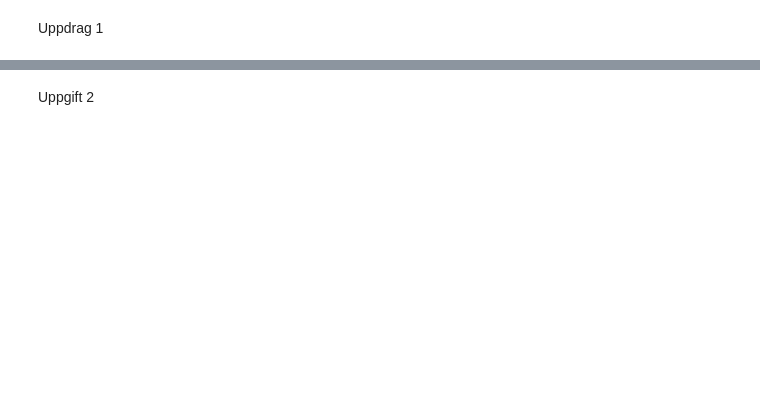
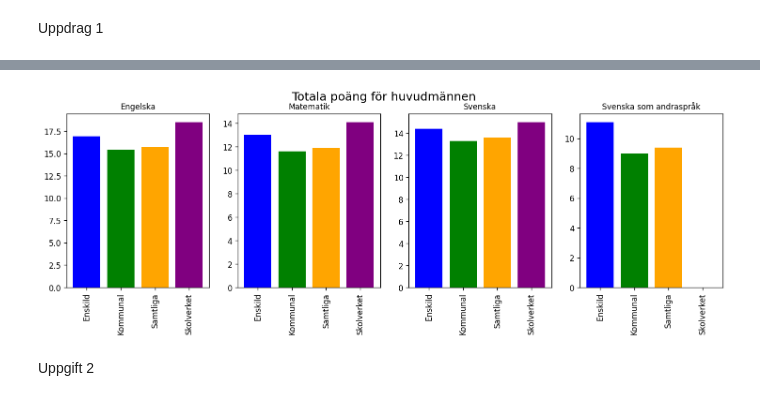
Before and after one commit to aeriesAce/Labb2, a Jupyter notebook: main.ipynb, the cells around one changed output, grey strips where cells are left out. Saved outputs shown, nothing was run; the diff lists cells and outputs as text; code cells hidden in the pictures; blank space fills up the shorter version.

```diff
--- a/main.ipynb
+++ b/main.ipynb
@@ -48,3 +77,18 @@ print(sheets_removed_nulls['Engelska'])
+# %%
+# jag har nog gjort något fel då pandas läser in rubrikerna
+# "Typ av huvudmaN" och "Totalt"
+for c in group_sheets:
+    group_sheets[c]= group_sheets[c].drop(index = 4).reset_index(drop= True)
+# %%
+# get the DataFrame from each subject from the dictionary
+df_english = group_sheets["Engelska"]
+df_math = group_sheets["Matematik"]
+df_swedish = group_sheets["Svenska"]
+df_swedish_two = group_sheets["Svenska som andraspråk"]
+# %%
+# since "Svenska som andraspråk" only contains two ".." I need to convert to NaN
+# with replace
+df_swedish_two["Totalt (Poäng)"] = df_swedish_two["Totalt (Poäng)"].replace("..", np.nan)
 # %%
 # tried to create different colours for every bar in the chart
 # found info on https://python-graph-gallery.com/3-control-color-of-barplots/
@@ -52,7 +96,7 @@ print(sheets_removed_nulls['Engelska'])
 # create a function so that I can assign teh colors
 def bar_colour(subjects_df):
     colour_huvudman = {
-    'Skolverket' : 'red',
+    'Skolverket' : 'purple',
     'Kommunal': 'green',
     'Enskild': 'blue',
     'Samtliga': 'orange'
@@ -70,45 +108,47 @@ tot_poin_swedish_second= sheets_removed_nulls['Svenska som andraspråk'].groupby
 # english, swedish, maths and swedish as second language
 fig, axs = plt.subplots(1, 4, dpi = 120, figsize =(15, 4))
 
 # main title
-fig.suptitle("Totala poäng för huvudämnena", fontsize=15)
+fig.suptitle("Totala poäng för huvudmännen", fontsize=15)
 
 # first plot, english
-axs[0].bar(tot_poin_english['Huvudman'],
-    tot_poin_english['Totalt (Poäng)'],
-    color = bar_colour((sheets_removed_nulls['Engelska']))
+axs[0].bar(df_english['Huvudman'],
+    df_english['Totalt (Poäng)'],
+    color = bar_colour(df_english)
 )
 axs[0].set_title("Engelska", fontsize = 10)
 axs[0].set_xticks([0,1,2,3])
 axs[0].tick_params(axis='x', rotation=90)
 
 # second plot, math
-axs[1].bar(tot_poin_math['Huvudman'],
-    tot_poin_math['Totalt (Poäng)'],
-    color = bar_colour((sheets_removed_nulls['Matematik']))
+axs[1].bar(df_math['Huvudman'],
+    df_math['Totalt (Poäng)'],
+    color = bar_colour(df_math)
 )
 axs[1].set_title("Matematik", fontsize = 10)
 axs[1].set_xticks([0,1,2,3])
 axs[1].tick_params(axis='x', rotation=90)
 
 # third plot for swedish
-axs[2].bar(tot_poin_swedish['Huvudman'],
-    tot_poin_swedish['Totalt (Poäng)'],
-    color = bar_colour((sheets_removed_nulls['Svenska']))
+axs[2].bar(df_swedish['Huvudman'],
+    df_swedish['Totalt (Poäng)'],
+    color = bar_colour(df_swedish)
 )
 axs[2].set_title("Svenska", fontsize = 10)
 axs[2].set_xticks([0,1,2,3])
 axs[2].tick_params(axis='x', rotation=90)
 
 # fourth plot for swedish as second language
-axs[3].bar(tot_poin_swedish_second['Huvudman'],
-    tot_poin_swedish_second['Totalt (Poäng)'],
-    color = bar_colour((sheets_removed_nulls['Svenska som andraspråk']))
+axs[3].bar(df_swedish_two['Huvudman'],
+    df_swedish_two['Totalt (Poäng)'].fillna(0),
+    color = bar_colour(df_swedish_two)
 )
 axs[3].set_title("Svenska som andraspråk", fontsize = 10)
 axs[3].set_xticks([0,1,2,3])
 axs[3].tick_params(axis='x', rotation=90)
 
 plt.show()
+# %% [output]
+[figure, added]
 # %% [markdown]
 Uppgift 2
```
Also changed, not shown: parts of 8 cells of this notebook, 1 other file.
